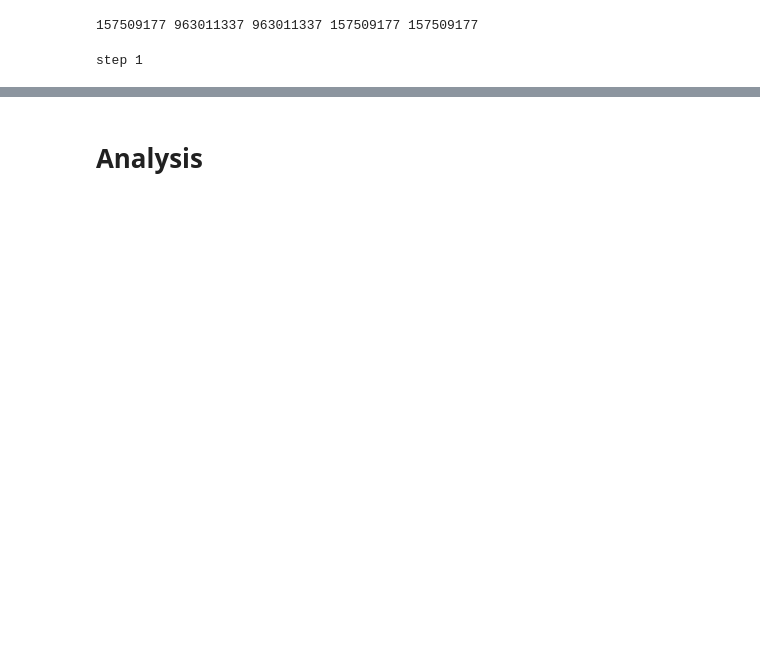
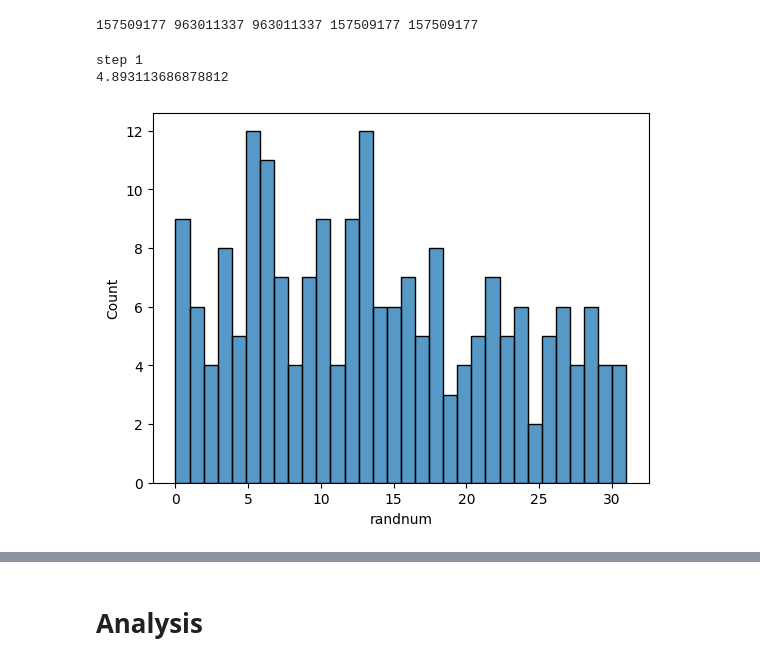
Before and after one commit to Oddvar-N-O/5G-RF-Spectrum-based-Cryptographic-Pseudo-Random-Number-Generation-for-IoT-Security, a Jupyter notebook: random_numbers.ipynb, the cells around one changed output, grey strips where cells are left out. Cells and saved outputs as stored; diff of their text form; code cells hidden in the pictures; blank space fills up the shorter version.

```diff
--- a/random_numbers.ipynb
+++ b/random_numbers.ipynb
@@ -71,6 +75,10 @@ def get_entropy_spectrum(c, k, sel_img_idx):
 
     img = cv2.imread(sel_img)
 
+    if c == 0:
+        c = 1
+    if k == 0:
+        k = 1
 
     start_x = np.random.randint(img.shape[0] - c)
     start_y = np.random.randint(img.shape[1] - k)
@@ -93,24 +101,22 @@ print(tmp_rand, random_bits.uint, random_bits.uintbe, random_bits.uintle, random
 # %% [output]
 157509177 963011337 963011337 157509177 157509177
 # %%
+# Using a seed from the entropy spectrum and a CSRPNG.
 randomint_sec2 = []
 
 print('step 1')
 entropy_val = get_entropy_spectrum((239),(43),64)
-for i in tqdm(range(SIZE)):
-    if i % 20 == 0:
-        entropy_val = get_entropy_spectrum(((23+i) % 369)+1,((43+i)+1 % 169),64+i)
-    np.random.SeedSequence(entropy_val)
-    tmp = np.random.randint(0,NUM_OF_ELEMENTS)
-    #print(tmp)
-    randomint_sec2.append(tmp)
+generator = Generator(ChaCha(SeedSequence(entropy_val)))
+randomint_sec2 = generator.integers(0, NUM_OF_ELEMENTS, SIZE)
 
 df_sec2 = pd.DataFrame({'randnum':randomint_sec2})
 ax = sns.histplot(data=df_sec2, x="randnum", bins=NUM_OF_ELEMENTS)
 
 vals_sec2 = np.array([h.get_height() for h in ax.patches])
 pA = vals_sec2 / vals_sec2.sum()
-Shannon2 = -np.sum(pA*np.log2(pA))
+Shannon2 = -np.nansum(pA*np.log2(pA))
 print(Shannon2)
 # %% [output]
 step 1
+4.893113686878812
+[figure, added]
```
Also changed, not shown: parts of 11 cells of this notebook, 3 other files.
